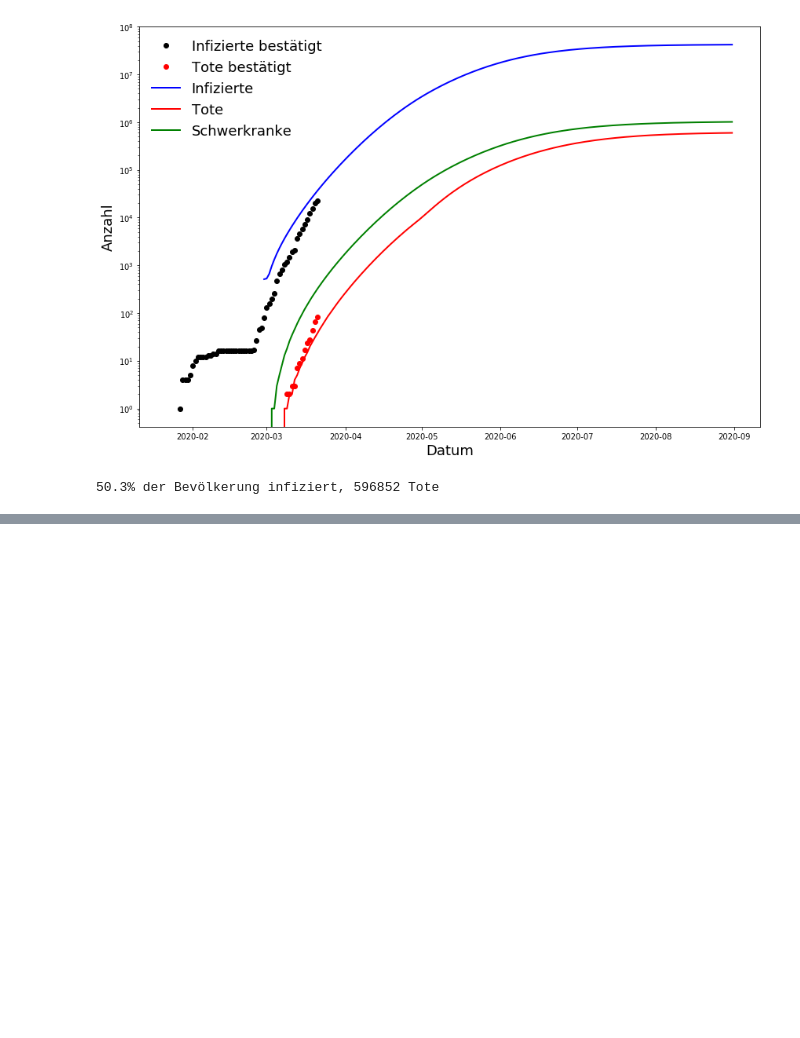
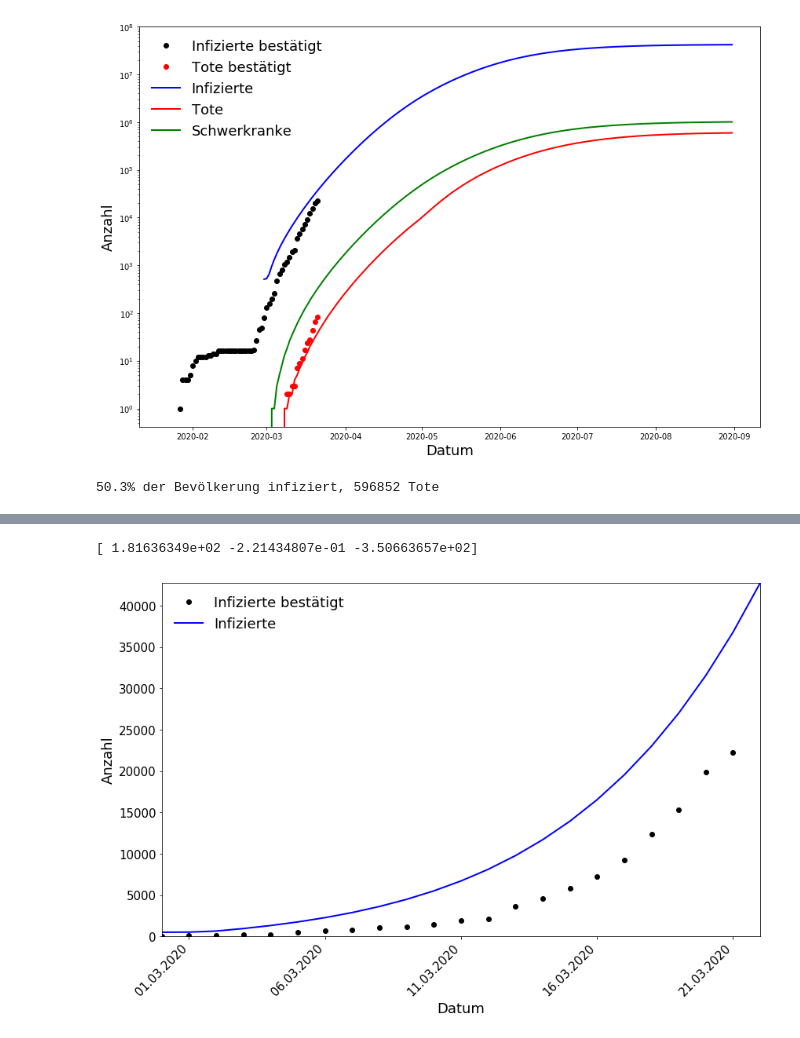
Before and after one commit to JohnHenningsen/CoronaDataDeviance, a Jupyter notebook: plot_neherlab.ipynb, the cells around one changed output, grey strips where cells are left out. Cells and saved outputs as stored; diff of their text form; code cells hidden in the pictures; blank space fills up the shorter version.

```diff
--- a/plot_neherlab.ipynb
+++ b/plot_neherlab.ipynb
@@ -107,0 +111,44 @@ fig.tight_layout()
+# %%
+n_fit = df_merge['Confirmed'][38:50]
+x_fit = df_merge['Date'][38:50]
+
+
+#par, err = curve_fit(func,x_fit,n_fit)
+#x_plot = np.arange(1,len(n_fit)+1,100)
+
+print(par)
+
+fig, ax =  plt.subplots(1,1, figsize=(12.0,8.0))
+
+ax.plot(df_merge['Date'], df_merge['Confirmed'], 'ko', label = 'Infizierte bestätigt')
+#ax.plot(x_plot,func(x_plot,par[0],par[1],par[2]),'k--', label = 'Fit')
+
+ax.plot(df_merge['Date'], df_merge['cuminfected'], color = 'b',label = 'Infizierte',linewidth=2)
+
+
+# das folgende checke ich nicht, ist aber evtl auch nicht nötig?
+plt.gca().xaxis.set_major_formatter(mdates.DateFormatter('%d.%m.%Y'))
+plt.gca().xaxis.set_major_locator(mdates.DayLocator())
+plt.gcf().autofmt_xdate()
+
+ax.set_xticks(ax.get_xticks()[::5])
+ax.tick_params(axis='x', rotation=45,labelsize=15)
+
+ax.tick_params(axis='y',labelsize=15)
+
+#ax.set_xlim(df_merge['Date'][38],df_merge['Date'][80] )
+ax.set_xlim(df_merge['Date'][38],df_merge['Date'][60] )
+ax.set_ylim(-10.0,df_merge['cuminfected'][60] )
+
+
+ax.set_xlabel('Datum',fontsize=18)
+ax.set_ylabel('Anzahl',fontsize=18)
+
+ax.legend(loc='best',fontsize=18.0,numpoints=1, frameon=False)
+
+fig.tight_layout()
+
+plt.savefig('Deutschland_Infizierte_linear.png',dpi=300)
+# %% [output]
+[ 1.81636349e+02 -2.21434807e-01 -3.50663657e+02]
+[figure, added]
```
Also changed, not shown: parts of 5 cells of this notebook.
